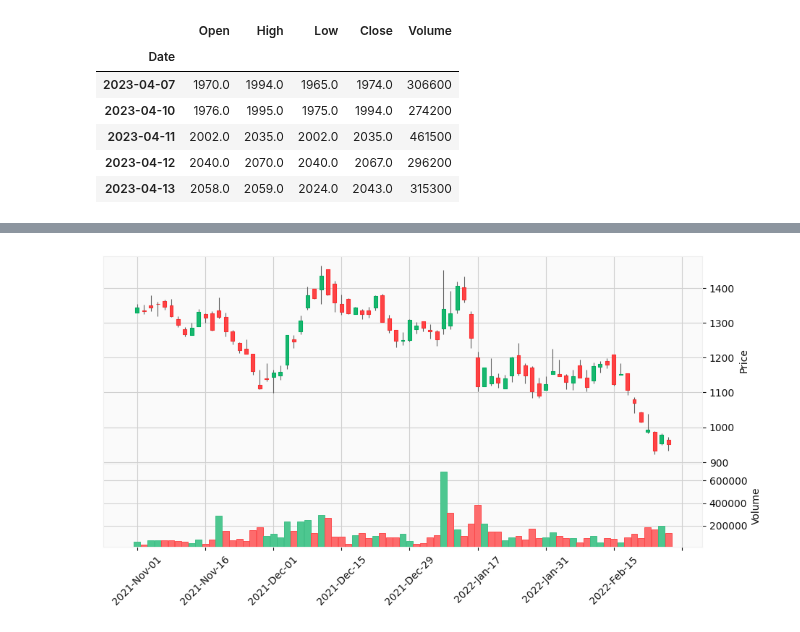
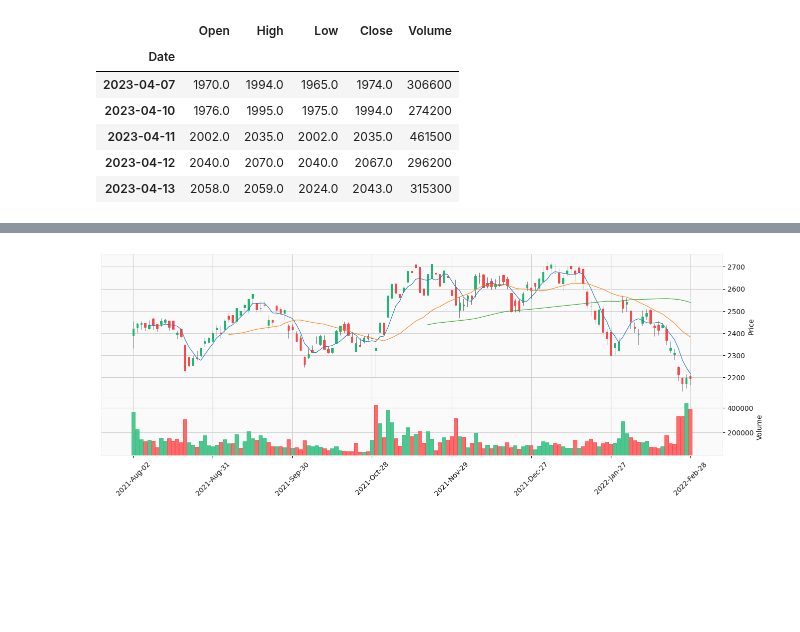
Before and after one commit to hirokimituya/stock-price-analysis, a Jupyter notebook: technical_analysis/株価分析.ipynb, the cells around one changed output, grey strips where cells are left out. Saved outputs shown, nothing was run; the diff lists cells and outputs as text; code cells hidden in the pictures; blank space fills up the shorter version.

```diff
--- a/technical_analysis/株価分析.ipynb
+++ b/technical_analysis/株価分析.ipynb
@@ -5,6 +5,11 @@ import pandas_datareader.data as pdr
 
 # 株価データを取得するメソッド
 def get_stock_data(code):
+    """株価データを取得するメソッド
+
+    :param code: 取得する株価データの銘柄コード
+    :return: 株価データのデータフレーム
+    """
     df = pdr.DataReader(f'{code}.JP', 'stooq').sort_index()
     return df
 # %%
@@ -69,7 +71,21 @@ import mplfinance as mpf
 import datetime as dt
 
 # ローソク足と出来高を表示するメソッド
-def show_plot(code, start, end):
+def show_plot(code, start, end, mav=(), width=2, period=None):
+    """ローソク足や移動平均線のチャートを表示するメソッド
+
+    :param code: 取得する株価データの銘柄コード
+    :param start: 取得する株価データの開始日
+    :param end: 取得する株価データの終了日
+    :param mav: チャートに移動平均線を表示するためのタプル（例: (5, 25, 75)）
+    :param period: 表示するチャートの期間をどの単位でまとめるか（'M' or 'W'）
+    """
     df = get_stock_data(code)
+
+    # 月足、周足にリサンプリング
+    if period in ('M', 'W'):
+        resampled = df.resample(period)
+        df = resampled.aggregate({'Open': 'first', 'High': 'max', 'Low': 'min', 'Close': 'last', 'Volume': 'sum'})
+
     rdf = df[start:end]
-    mpf.plot(rdf, type='candle', figratio=(2, 1), volume=True, style='yahoo')
+    mpf.plot(rdf, type='candle', mav=mav, figratio=(width, 1), volume=True, style='yahoo')
@@ -80,5 +92,5 @@ show_plot(2395, '2021-8-1', '2021-12-1')
 # %%
-# ロコンドのチャート
-show_plot(3558, '2021-11-1', '2022-2-28')
+# 周足ローソク足チャートの表示
+show_plot(6508, '2021-8-1', '2022-2-28', (5, 25, 75), 3)
 # %% [output]
-[figure, old version]
+[figure, new version]
```
Also changed, not shown: parts of 6 cells of this notebook.
